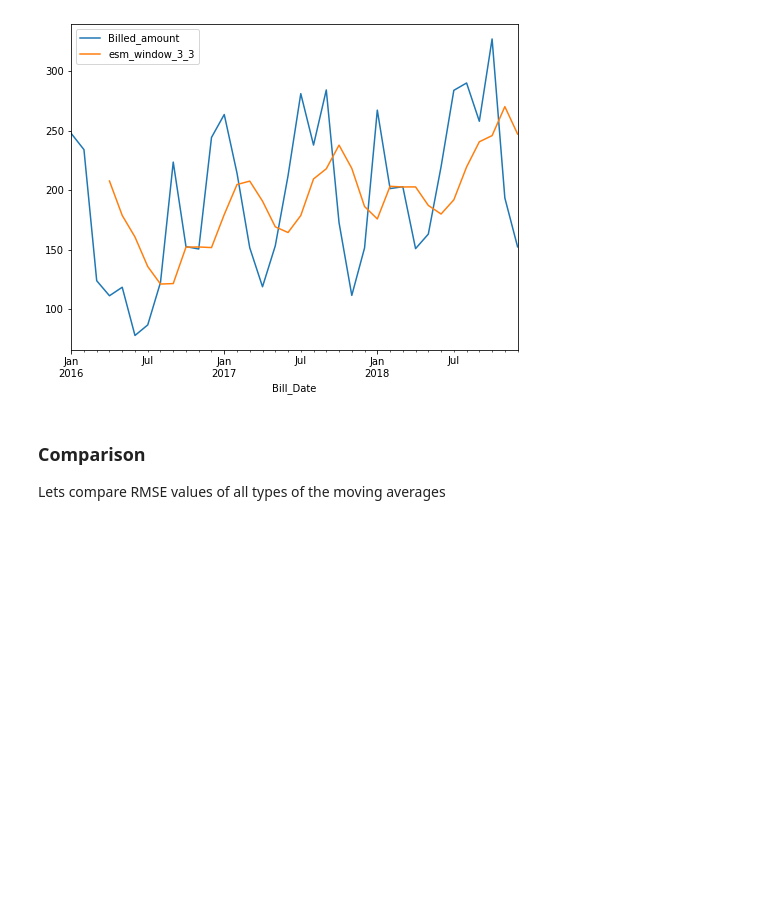
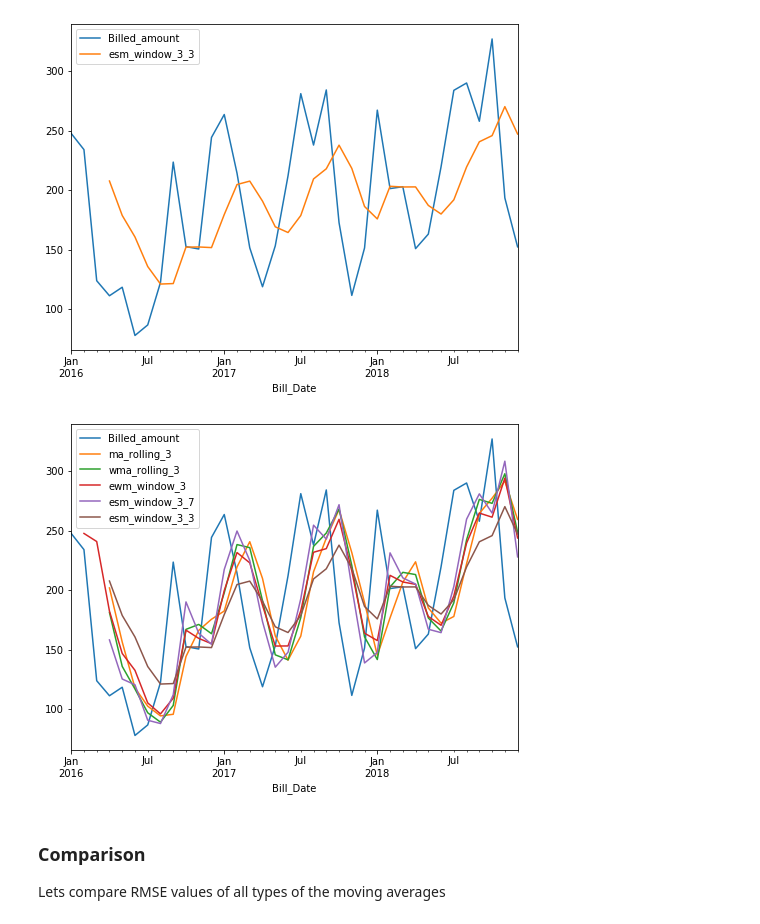
Before and after one commit to jaysmitjadhav/Time-Series-Forecasting, a Jupyter notebook: Moving Averages.ipynb, the cells around one changed output. Saved outputs shown, nothing was run; the diff lists cells and outputs as text; code cells hidden in the pictures; blank space fills up the shorter version.

```diff
--- a/Moving Averages.ipynb
+++ b/Moving Averages.ipynb
@@ -232,6 +232,10 @@ ec_2018['esm_window_3_3'] = ec_2018['Billed_amount'].ewm(alpha=0.3, adjust=False
 ec_2018[['Billed_amount', 'esm_window_3_3']].plot();
 # %% [output]
 [figure]
+# %%
+ec_2018.plot();
+# %% [output]
+[figure, added]
 # %% [markdown]
 ### Comparison
 
```
Also changed, not shown: parts of 1 cell of this notebook.
